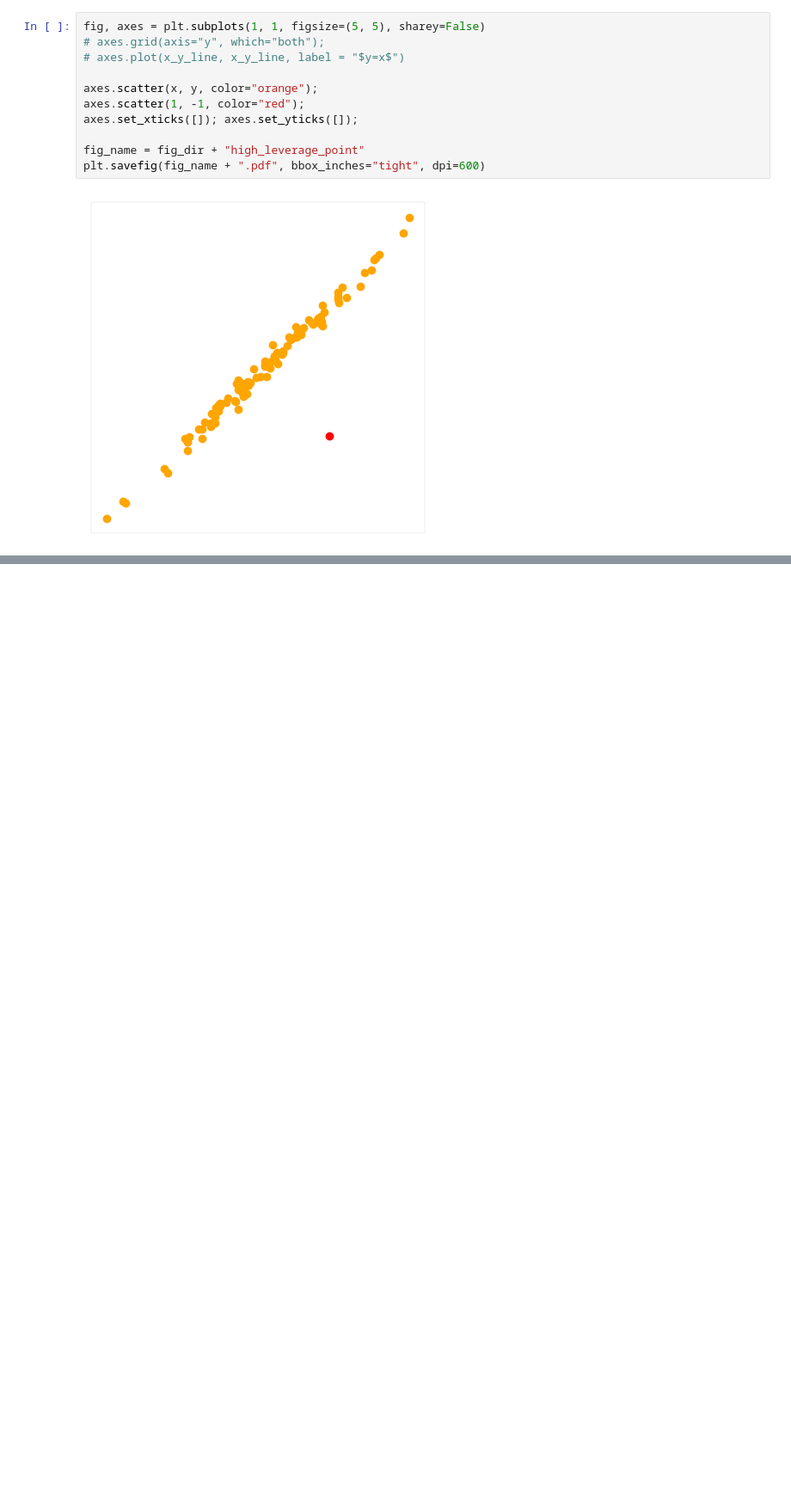
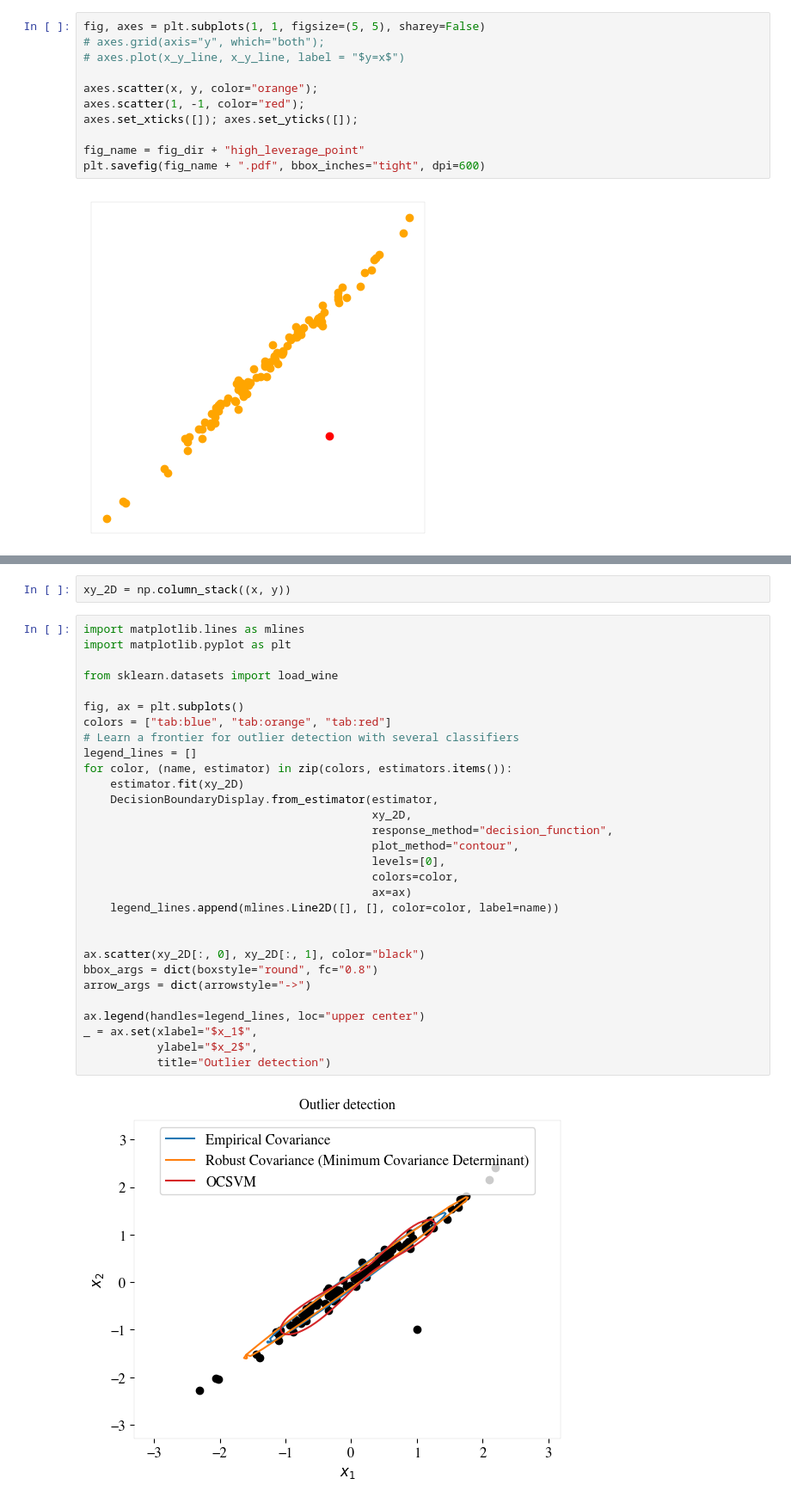
Before and after one commit to HNoorazar/Ag_Others, a Jupyter notebook: presentations/ISLP/some_plots_4_WeekLyMeeting.ipynb, the cells around one changed output, grey strips where cells are left out. Shown at 86% size. Cells and saved outputs as stored; diff of their text form; blank space fills up the shorter version.

```diff
--- a/presentations/ISLP/some_plots_4_WeekLyMeeting.ipynb
+++ b/presentations/ISLP/some_plots_4_WeekLyMeeting.ipynb
@@ -230,0 +322,34 @@ x.max()
+# %%
+xy_2D = np.column_stack((x, y))
+# %%
+import matplotlib.lines as mlines
+import matplotlib.pyplot as plt
+
+from sklearn.datasets import load_wine
+
+fig, ax = plt.subplots()
+colors = ["tab:blue", "tab:orange", "tab:red"]
+# Learn a frontier for outlier detection with several classifiers
+legend_lines = []
+for color, (name, estimator) in zip(colors, estimators.items()):
+    estimator.fit(xy_2D)
+    DecisionBoundaryDisplay.from_estimator(estimator,
+                                           xy_2D,
+                                           response_method="decision_function",
+                                           plot_method="contour",
+                                           levels=[0],
+                                           colors=color,
+                                           ax=ax)
+    legend_lines.append(mlines.Line2D([], [], color=color, label=name))
+
+
+ax.scatter(xy_2D[:, 0], xy_2D[:, 1], color="black")
+bbox_args = dict(boxstyle="round", fc="0.8")
+arrow_args = dict(arrowstyle="->")
+
+ax.legend(handles=legend_lines, loc="upper center")
+_ = ax.set(xlabel="$x_1$",
+           ylabel="$x_2$",
+           title="Outlier detection")
+# %% [output]
+[figure, added]
```
Also changed, not shown: parts of 20 cells of this notebook, 10 other files.
